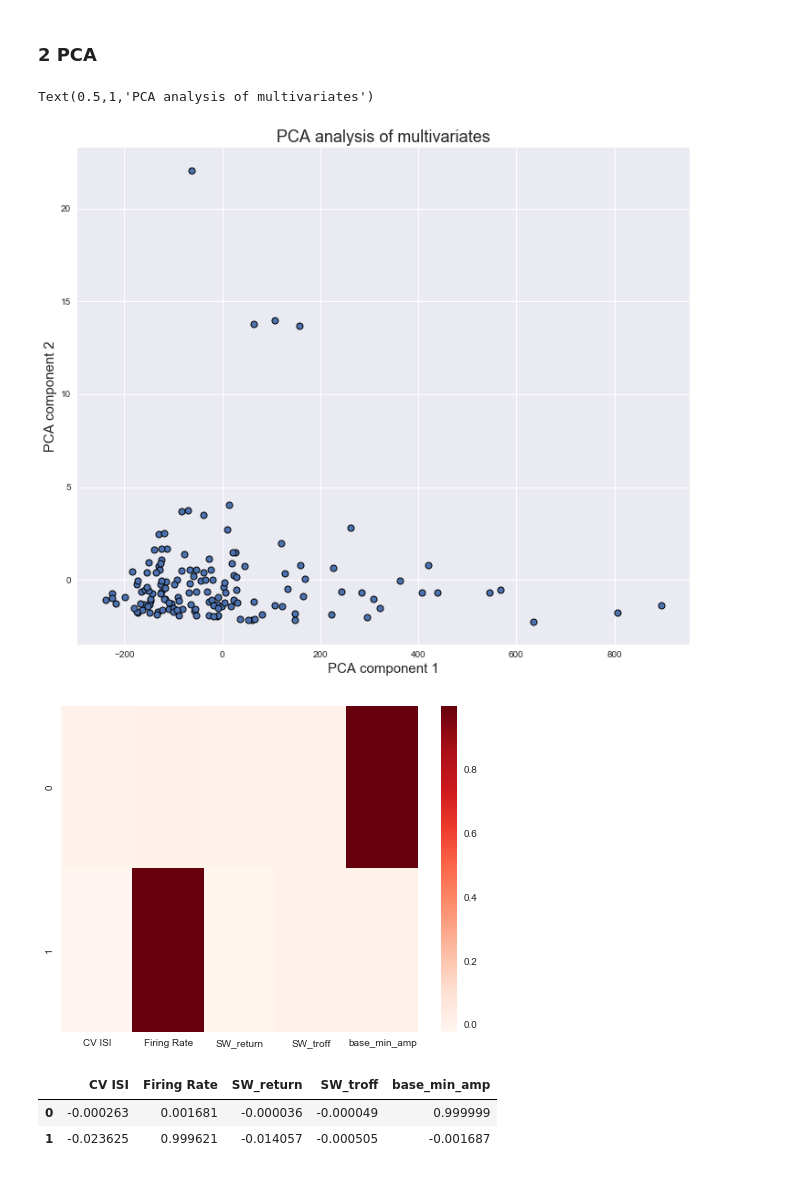
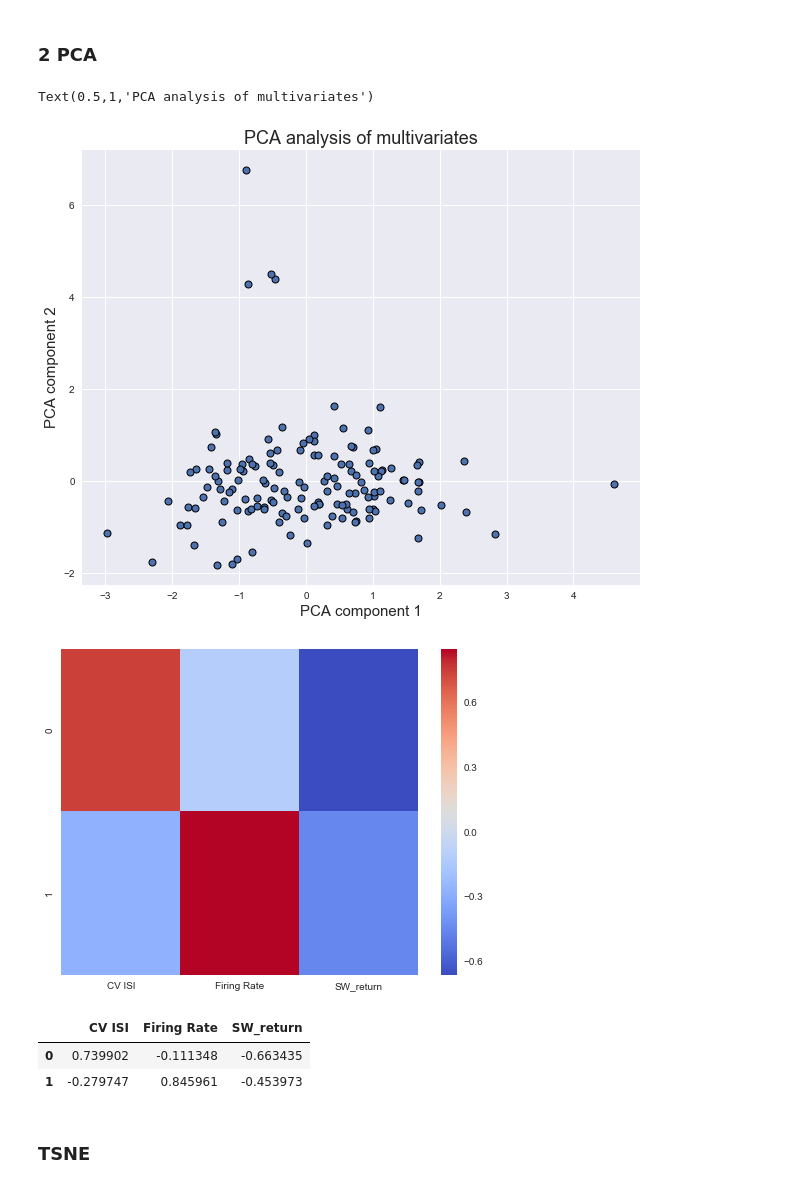
Before and after one commit to Ruairi-osul/ephys, a Jupyter notebook: post_kilosort/notebooks/Tran Tran's CSV analysis.ipynb, the cells around one changed output. Drawn from its saved outputs; the diff is of its cells as text; code cells hidden in the pictures.

```diff
--- a/post_kilosort/notebooks/Tran Tran's CSV analysis.ipynb
+++ b/post_kilosort/notebooks/Tran Tran's CSV analysis.ipynb
@@ -201,36 +270,41 @@ plt.show()
 [figure]
 # %% [markdown]
 # Multivariate
+# %%
+df2 = df[['CV ISI', 'Firing Rate','SW_return']]
+# %%
+scale_for_transform = StandardScaler()
+scaled_data_for_transform = scale_for_transform.fit_transform(df2)
 # %% [markdown]
 ### 2 PCA
-# %%
-df2 = df[['CV ISI', 'Firing Rate','SW_return', 'SW_troff', 'base_min_amp']]
 # %%
 model = PCA(n_components = 2)
-model.fit(df2)
-pca = model.transform(df2)
+model.fit(scaled_data_for_transform)
+pca = model.transform(scaled_data_for_transform)
 pc_df = pd.DataFrame(pca)
 # %%
-plt.figure(figsize=(12, 10))
+plt.figure(figsize=(10, 8))
 plt.scatter(pc_df.iloc[:,0], pc_df.iloc[:,1], edgecolors='k', linewidths=1)
 plt.xlabel('PCA component 1', fontsize =15)
 plt.ylabel('PCA component 2', fontsize =15)
 plt.title('PCA analysis of multivariates', fontsize=18)
 # %% [output]
 Text(0.5,1,'PCA analysis of multivariates')
-[figure, old version]
+[figure, new version]
 # %%
 model.components_
 components_table = pd.DataFrame(model.components_, columns=df2.columns)
 components_table.head()
 plt.figure(figsize=(8, 6))
-sns.heatmap(components_table, cmap = 'Reds')
+sns.heatmap(components_table, cmap = 'coolwarm')
 plt.show()
 # %% [output]
-[figure, old version]
+[figure, new version]
 # %%
 components_table
 # %% [output]
-|  | CV ISI | Firing Rate | SW_return | SW_troff | base_min_amp |
-| 0 | -0.000263 | 0.001681 | -0.000036 | -0.000049 | 0.999999 |
-| 1 | -0.023625 | 0.999621 | -0.014057 | -0.000505 | -0.001687 |
+|  | CV ISI | Firing Rate | SW_return |
+| 0 | 0.739902 | -0.111348 | -0.663435 |
+| 1 | -0.279747 | 0.845961 | -0.453973 |
+# %% [markdown]
+### TSNE
```
Also changed, not shown: parts of 11 cells of this notebook, 1 other file.
